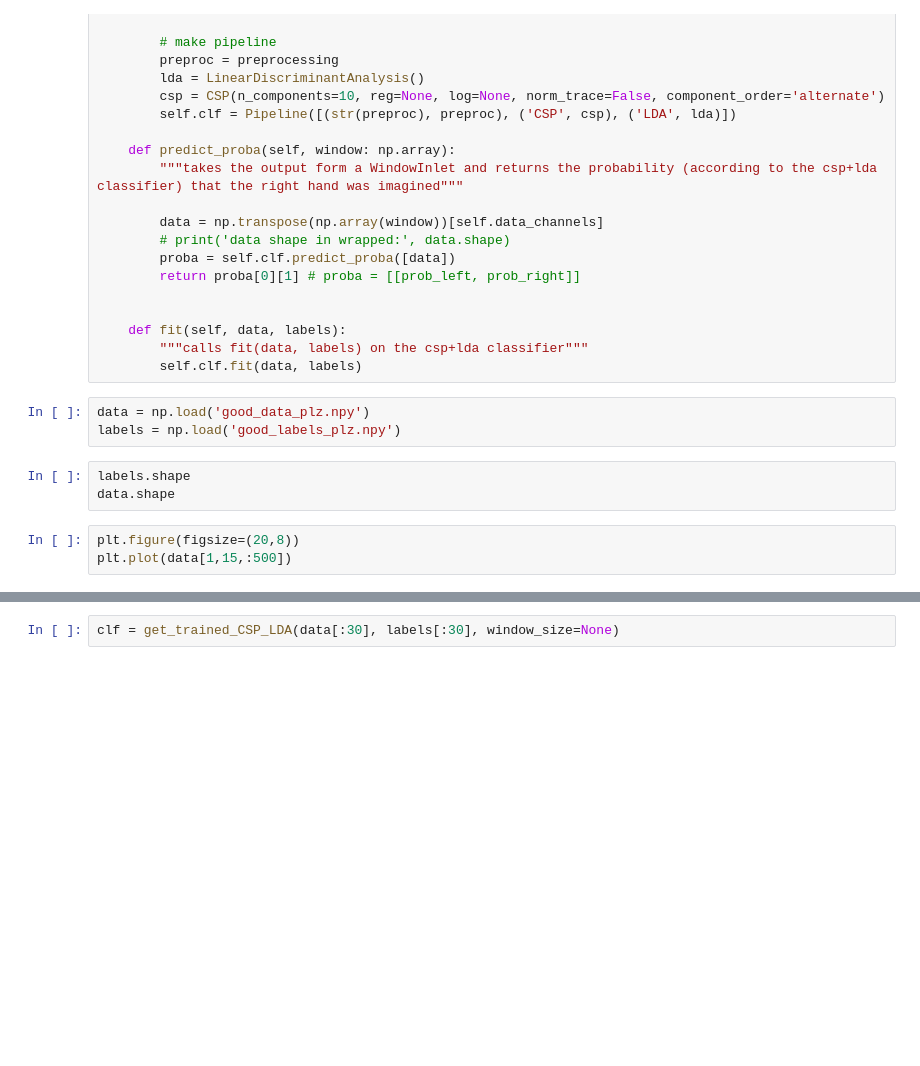
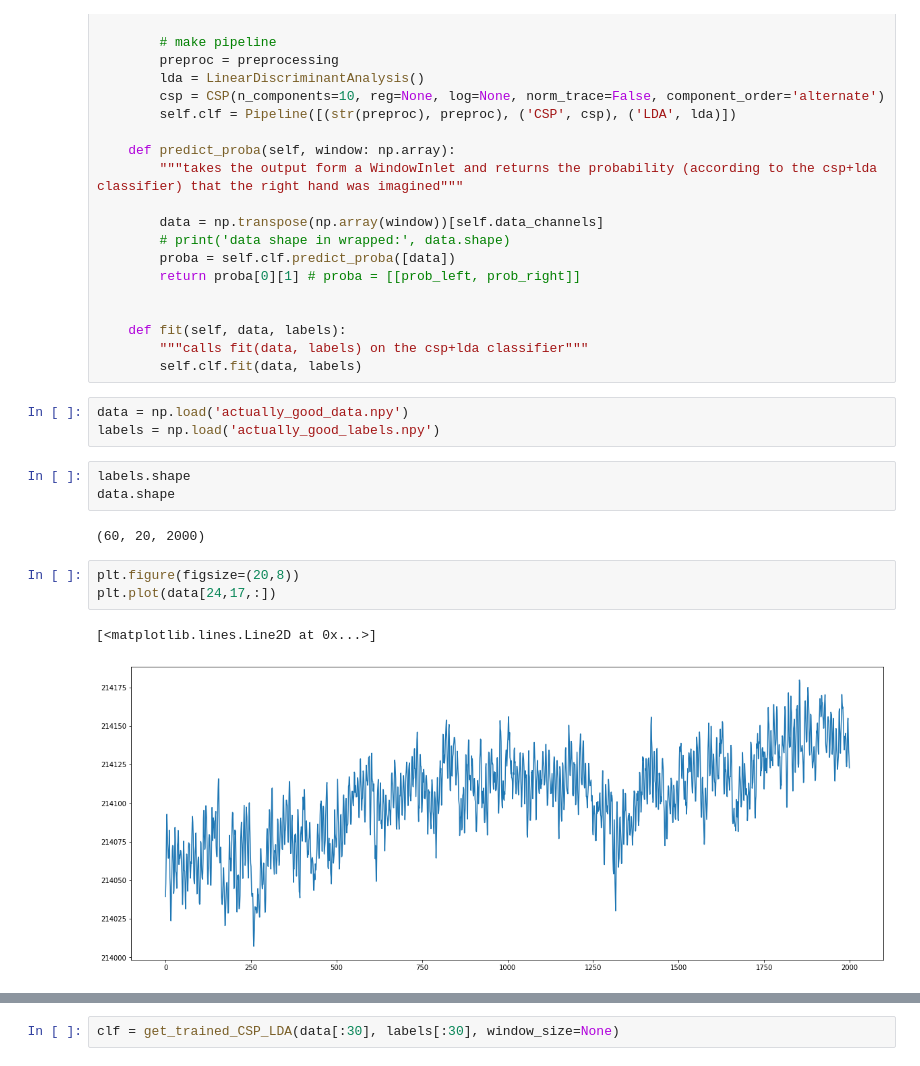
Before and after one commit to AdrienSF/BIpy, a Jupyter notebook: scratch/sanity_czech.ipynb, the cells around one changed output, grey strips where cells are left out. Drawn from its saved outputs; the diff is of its cells as text; blank space fills up the shorter version.

```diff
--- a/scratch/sanity_czech.ipynb
+++ b/scratch/sanity_czech.ipynb
@@ -114,14 +114,19 @@ class WrappedCSPLDAClassifier():
         """calls fit(data, labels) on the csp+lda classifier"""
         self.clf.fit(data, labels)
 # %%
-data = np.load('good_data_plz.npy')
-labels = np.load('good_labels_plz.npy')
+data = np.load('actually_good_data.npy')
+labels = np.load('actually_good_labels.npy')
 # %%
 labels.shape
 data.shape
+# %% [output]
+(60, 20, 2000)
 # %%
 plt.figure(figsize=(20,8))
-plt.plot(data[1,15,:500])
+plt.plot(data[24,17,:])
+# %% [output]
+[<matplotlib.lines.Line2D at 0x...>]
+[figure, added]
 # %%
 # check fft
 # plt.psd(np.mean(data[13], axis=0), Fs=500)
```
Also changed, not shown: parts of 4 cells of this notebook, 8 other files.
